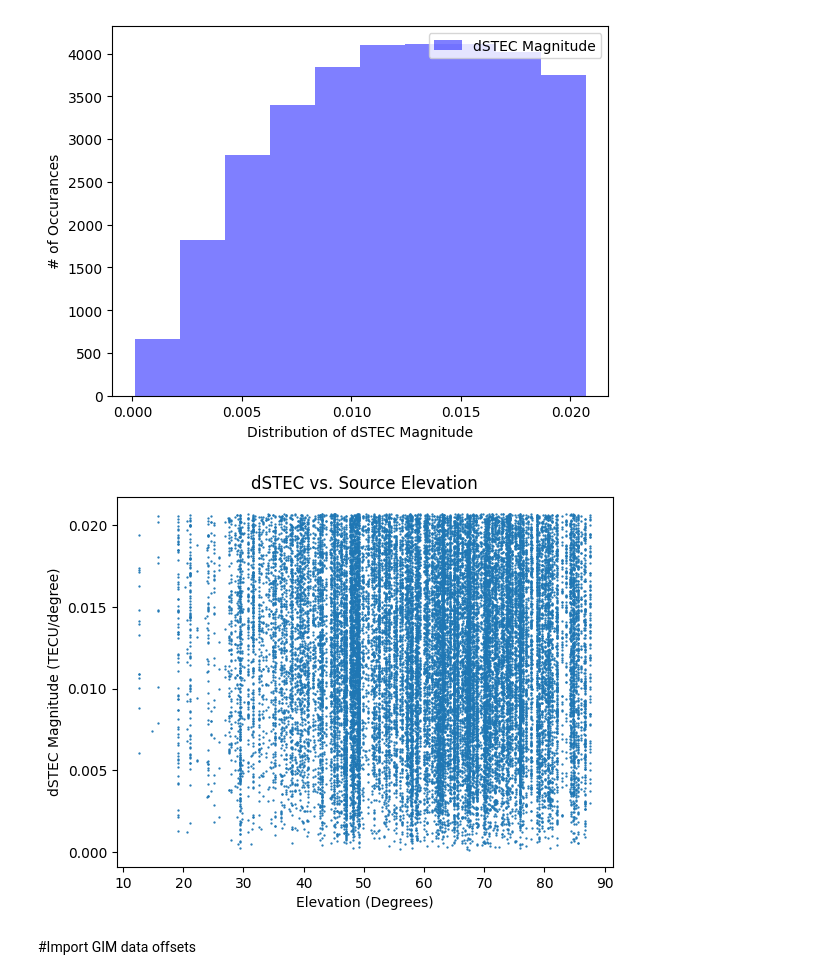
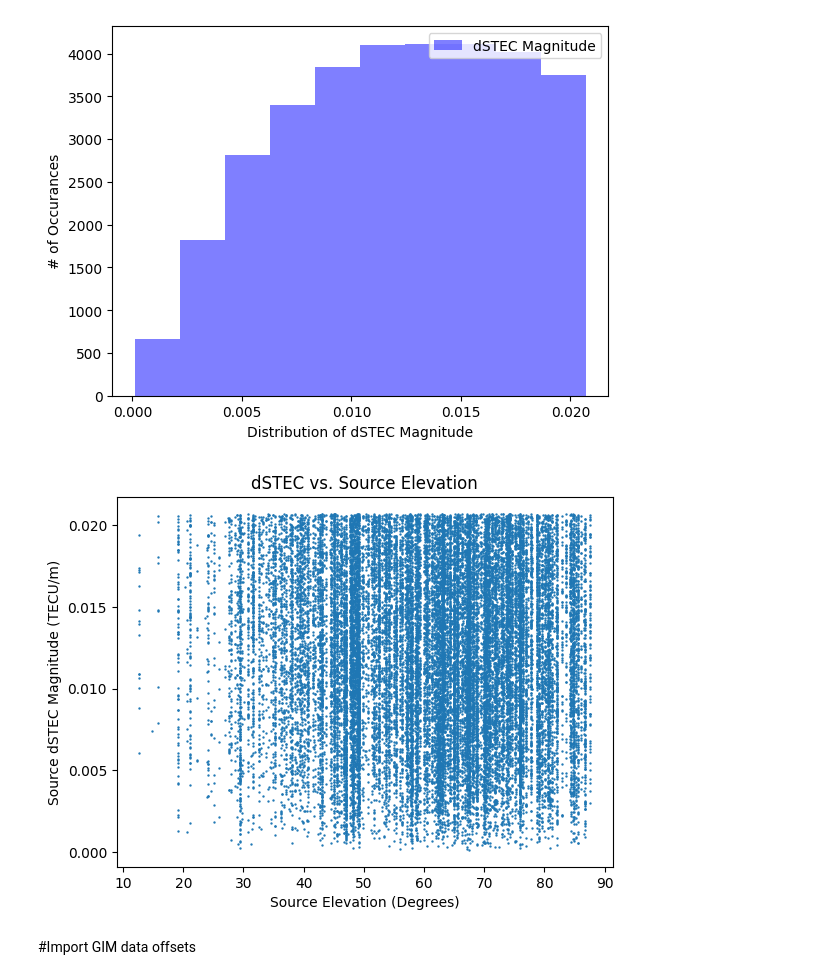
Before and after one commit to rkk7452/OVRO-source-matching, a Jupyter notebook: Animated_PyBDSF_Match_Sources_73MHz.ipynb, the cells around one changed output. Saved outputs shown, nothing was run; the diff lists cells and outputs as text; code cells hidden in the pictures.

```diff
--- a/Animated_PyBDSF_Match_Sources_73MHz.ipynb
+++ b/Animated_PyBDSF_Match_Sources_73MHz.ipynb
@@ -62,16 +62,15 @@ min_flux = 1 #minimum brightness for a source to be kept, Jy/beam
 #Post Matching Filters:
 min_detections = 1 # minimum times a source has to be found, across images
 
-
-folder_path = "/content/drive/MyDrive/Caltech SRC '26/OVRO-LWA Data/" # where raw fits.fz files are
-ryan_folder_path = f"/content/drive/MyDrive/Caltech SRC '26/Output/{date}/" # where to export plots and data to
-deep_int_folder = "/content/drive/MyDrive/Caltech SRC '26/Deep-Integrated-Sources-Catalog/" # where the deep int source files are
-short_int_folder = "/content/drive/MyDrive/Caltech SRC '26/Short-Integrated-Sources-Catalog/" # where the short int source files are
-gim_folder = "/content/drive/MyDrive/Caltech SRC '26/GIM-Interpolations/"
+#Folders
+output_folder = f"/content/drive/MyDrive/Caltech SRC '26/Output/{date}/" # where to export plots and data to
+deep_int_folder = "/content/drive/MyDrive/Caltech SRC '26/Deep-Integrated-Sources-Catalog/" # where the deep int source CSVs are
+short_int_folder = "/content/drive/MyDrive/Caltech SRC '26/Short-Integrated-Sources-Catalog/" # where the short int source CSVs are
+gim_folder = "/content/drive/MyDrive/Caltech SRC '26/GIM-Interpolations/" # Where GIM CSVs are stored
 # %% [markdown]
 #Set up Dataframes
 # %%
-df = pd.read_csv(os.path.join(ryan_folder_path, short_int_folder, date, f"combined_sources_{freq}MHz_{date}.csv"))
+df = pd.read_csv(os.path.join(output_folder, short_int_folder, date, f"combined_sources_{freq}MHz_{date}.csv"))
 
 df = df.sort_values(by='file_name',ascending=True)
 print(df.head())
@@ -653,16 +639,19 @@ plt.show()
 # %% [output]
 [figure]
 # %%
+###temp###
+#Make sure source elevation doesn't skew dSTEC too much
+
 x_series = master_catalog.loc[total_offsets_df['master_id'], 'elevation']
 y_series = total_offsets_df['d_stec_diag']
 
-plt.scatter(x_series, y_series,s=0.4)
+plt.scatter(x_series, y_series,s=0.5)
 plt.title("dSTEC vs. Source Elevation")
-plt.xlabel('Elevation (Degrees)')
-plt.ylabel('dSTEC Magnitude (TECU/degree)')
+plt.xlabel('Source Elevation (Degrees)')
+plt.ylabel('Source dSTEC Magnitude (TECU/m)')
 plt.show()
 # %% [output]
-[figure, old version]
+[figure, new version]
 # %% [markdown]
 #Import GIM data offsets
 # %%
```
Also changed, not shown: parts of 16 cells of this notebook.
